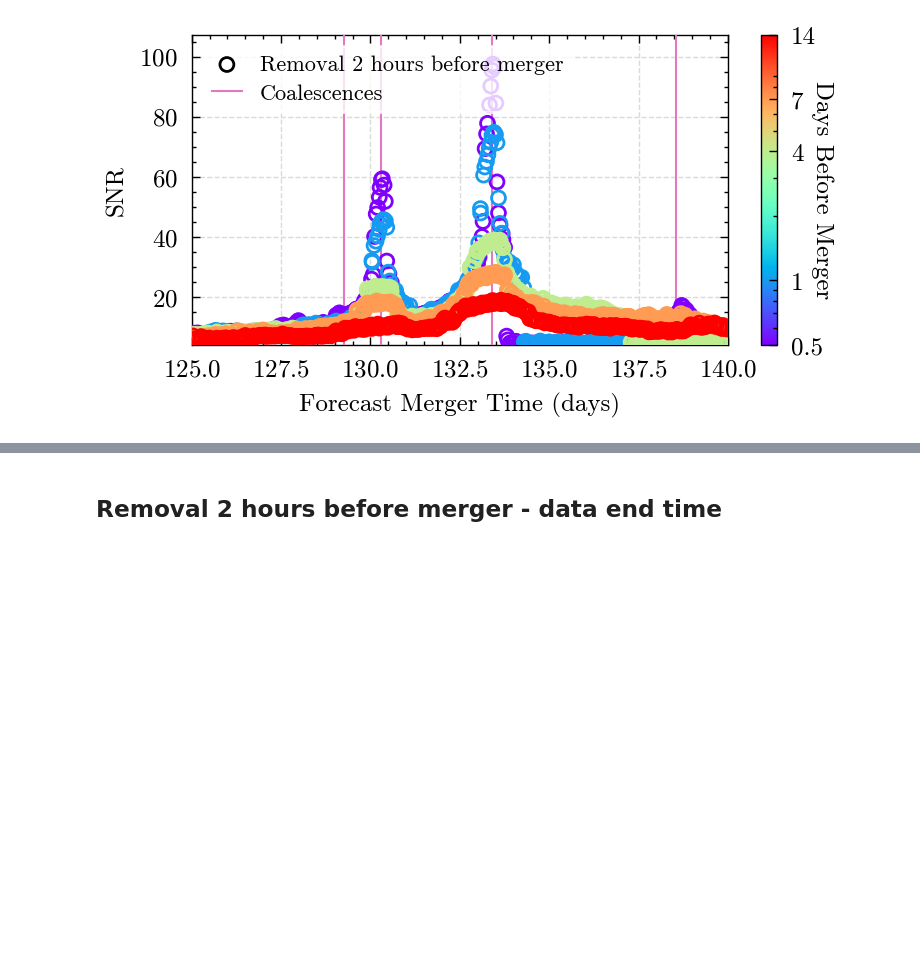
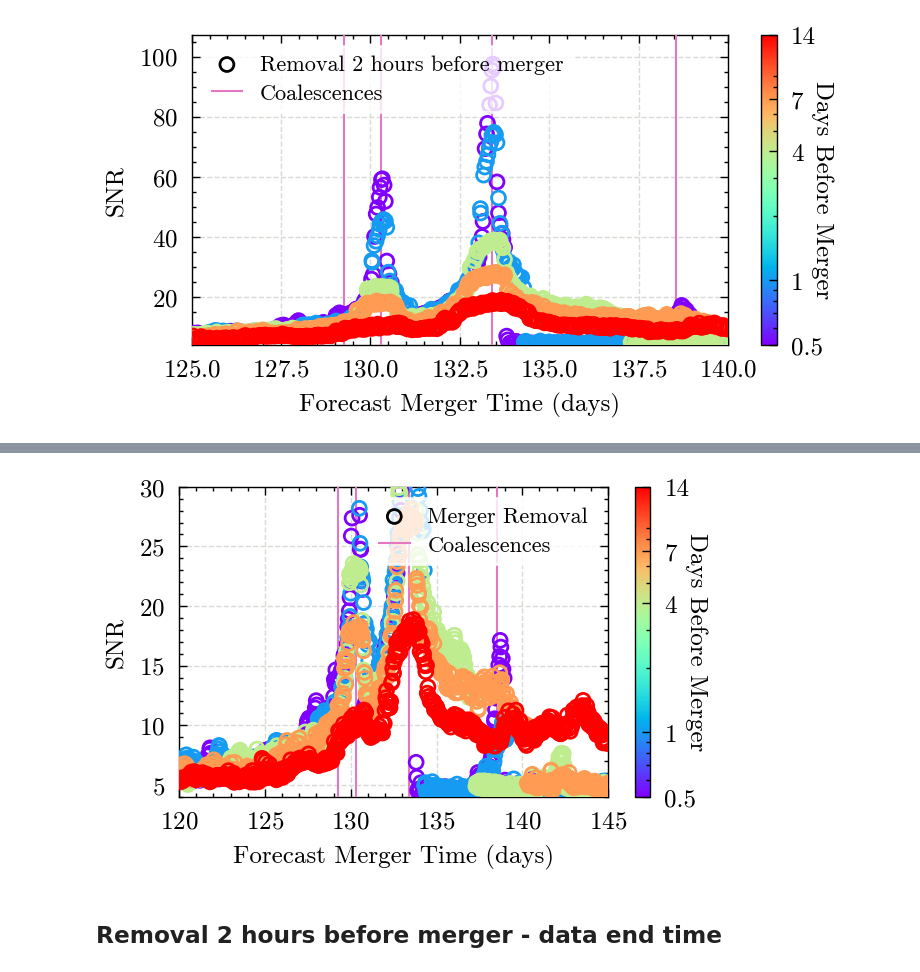
Before and after one commit to icg-gravwaves/lisa_premerger_sangria, a Jupyter notebook: search/inpainting_runs/plot_focused_data_results.ipynb, the cells around one changed output, grey strips where cells are left out. Drawn from its saved outputs; the diff is of its cells as text; code cells hidden in the pictures; blank space fills up the shorter version.

```diff
--- a/search/inpainting_runs/plot_focused_data_results.ipynb
+++ b/search/inpainting_runs/plot_focused_data_results.ipynb
@@ -225,3 +219,20 @@ fig_focused_predict.savefig(f'{paper_plots_dir}/figure_X_focused_region_no_2hr_r
+# %%
+fig_focused_predict, ax_focused_predict = plotting_utils.plot_around_time(
+    results_one=results_2hrremoval,
+    truth_times=truth_times_s,
+    times_before=times_before,
+    label_one='Merger Removal',
+    marker_one='o',
+    legend_loc='upper right',
+    start_time_offset=120,
+    end_time_offset=145,
+)
+
+ax_focused_predict[0].set_ylim(top=30)
+
+fig_focused_predict.savefig(f'{paper_plots_dir}/figure_9b_focused_region_2hr_removal.png')
+# %% [output]
+[figure, added]
 # %% [markdown]
 ## Removal 2 hours before merger - data end time
 # %%
```
Also changed, not shown: parts of 4 cells of this notebook, 4 other files.
